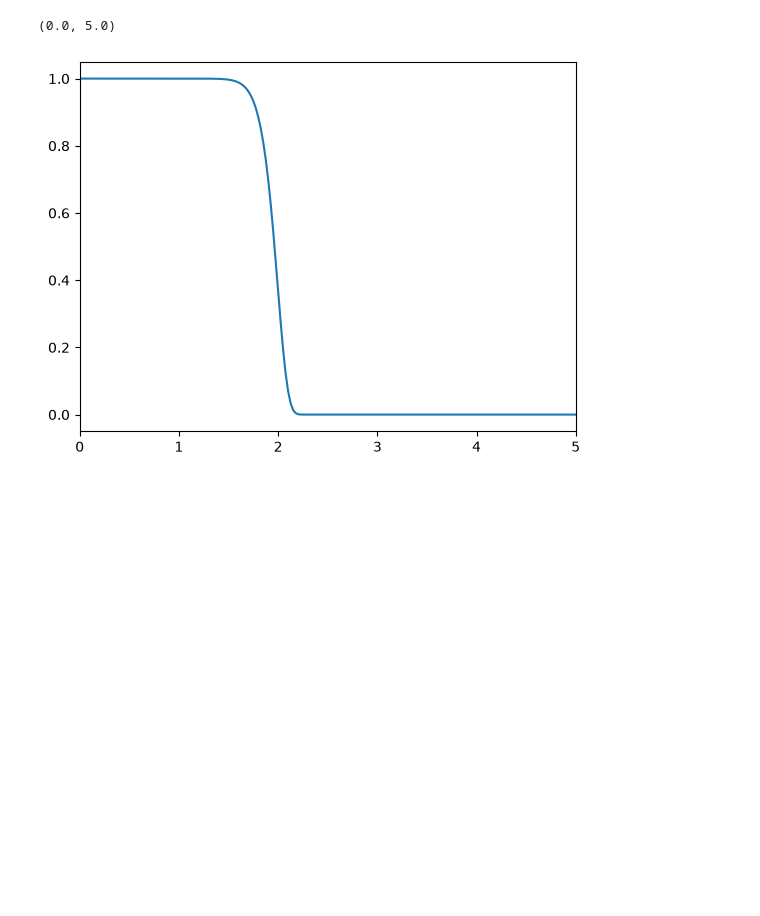
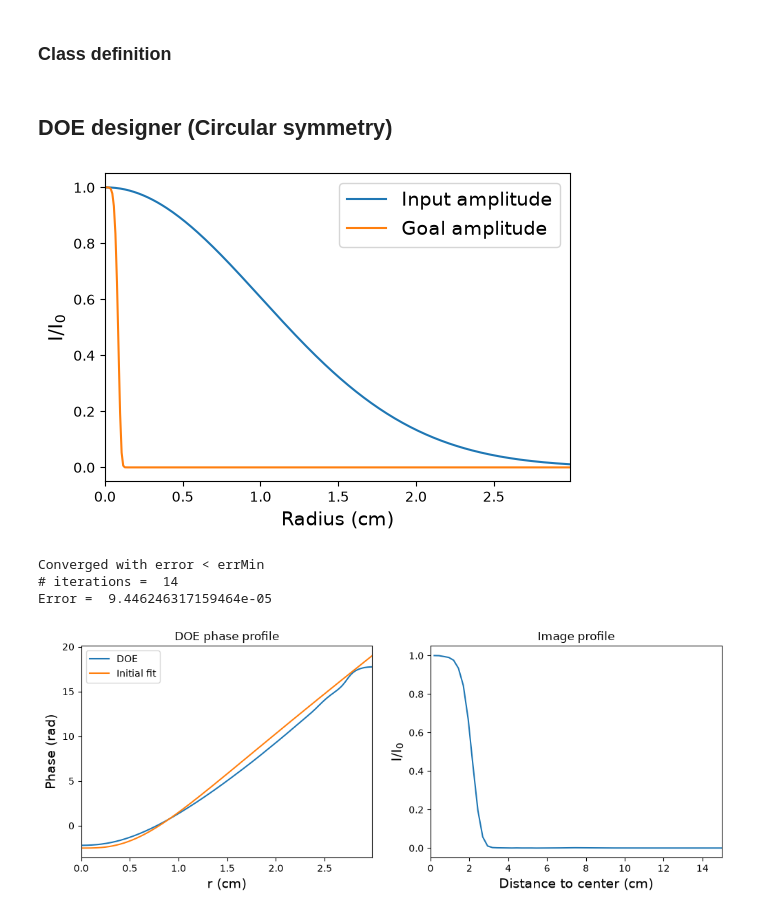
Before and after one commit to mlimonv12/MPTH-project, a Jupyter notebook: circular_symmetry.ipynb, the cells around one changed output. Drawn from its saved outputs; the diff is of its cells as text; code cells hidden in the pictures; blank space fills up the shorter version.

Commit message:
Workflow per simetria circular mes o menys acabat, cal revisar unitats

```diff
--- a/circular_symmetry.ipynb
+++ b/circular_symmetry.ipynb
@@ -148,13 +17,0 @@ def GerchbergSaxton(inputProfile, imageProfile, maxiter = 10000, errMin = 1e-4):
-# %%
-N = 200
-
-xs = np.linspace(0, 200, N+1)/200*5
-sigma = 2
-p = 10
-
-func = np.exp(-(xs/sigma)**(2*p))
-plt.plot(xs, func)
-plt.xlim(0, max(xs))
-# %% [output]
-(0.0, 5.0)
-[figure, removed]
@@ -182,12 +17,0 @@ for iteration in range(1000):
-# %%
-P_in = 2 * np.pi * np.trapezoid(
-    np.abs(U_input)**2 * r, r
-)
-
-P_doe = 2 * np.pi * np.trapezoid(
-    np.abs(U_doe)**2 * r, r
-)
-
-print("Input power:", P_in)
-print("DOE power:", P_doe)
-print("Relative power difference:", abs(P_in-P_doe)/P_in)
@@ -193,0 +105,2 @@ print("Relative power difference:", abs(P_in-P_doe)/P_in)
+# %% [markdown]
+### Class definition
@@ -193,0 +195,25 @@ print("Relative power difference:", abs(P_in-P_doe)/P_in)
+# %% [markdown]
+## DOE designer (Circular symmetry)
+# %%
+f = 300e9 # Hz
+
+params = {
+    "fl": 15e-2, # cm
+    "wl": 3e8/f,
+    "rmax": 30e-2, # cm
+    "N": 300,
+    "w0": 0.01, # cm
+    "wgoal": 0.02 # cm
+}
+
+DOE_maker = GS_DOE(params)
+DOE_maker.makeProfiles(p = 3)
+DOE_maker.showInputs()
+DOE_maker.makeDOE()
+DOE_maker.showResults()
+# %% [output]
+[figure, added]
+Converged with error < errMin
+# iterations =  14
+Error =  9.446246317159464e-05
+[figure, added]
```
Also changed, not shown: parts of 13 cells of this notebook, 1 other file.
